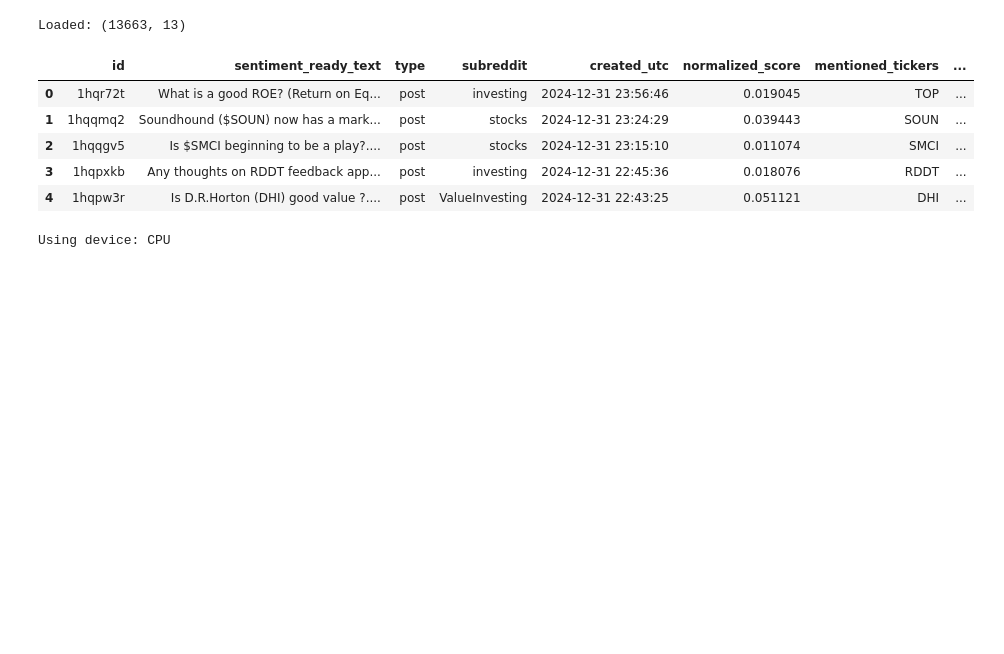
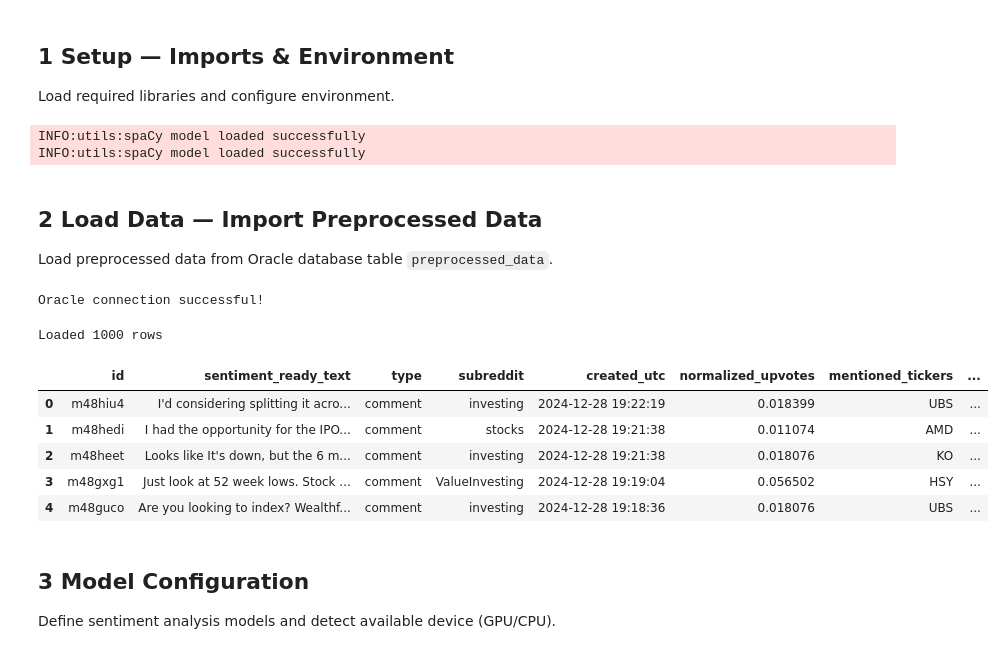
Before and after one commit to OndrejZ24/stock-sentiment-analysis, a Jupyter notebook: model_comparison.ipynb, the cells around one changed output. Saved outputs shown, nothing was run; the diff lists cells and outputs as text; code cells hidden in the pictures; blank space fills up the shorter version.

Commit message:
preprocessing full cleaning and model comp. edited

```diff
--- a/model_comparison.ipynb
+++ b/model_comparison.ipynb
@@ -1,30 +21,75 @@
+# %% [markdown]
+## 1 Setup — Imports & Environment
+
+Load required libraries and configure environment.
 # %%
 import pandas as pd
-import numpy as np
 import torch
 from transformers import AutoTokenizer, AutoModelForSequenceClassification, pipeline
 from tqdm import tqdm
+import oracledb
+from dotenv import load_dotenv
+from utils import get_oracle_connection
+import matplotlib.pyplot as plt
+import seaborn as sns
 
-# Config
-TEXT_COL = "sentiment_ready_text"
-DATA_PATH_IN = "preprocessed_data.csv"        # or Oracle load
-DATA_PATH_OUT = "sentiment_multi_model.csv"
+sns.set_style("whitegrid")
 
-# Ensure tqdm works nicely
+load_dotenv()
 tqdm.pandas()
+# %% [output]
+INFO:utils:spaCy model loaded successfully
+INFO:utils:spaCy model loaded successfully
+# %% [markdown]
+## 2 Load Data — Import Preprocessed Data
+
+Load preprocessed data from Oracle database table `preprocessed_data`.
 # %%
-df = pd.read_csv(DATA_PATH_IN)
+conn = get_oracle_connection()
 
-print("Loaded:", df.shape)
+query = """
+SELECT
+    ID,
+    DBMS_LOB.SUBSTR(SENTIMENT_READY_TEXT, 20000, 1) as SENTIMENT_READY_TEXT,
+    TYPE,
+    SUBREDDIT,
+    CREATED_UTC,
+    NORMALIZED_UPVOTES,
+    DBMS_LOB.SUBSTR(MENTIONED_TICKERS, 100, 1) as MENTIONED_TICKERS,
+    N_TICKERS,
+    TEXT_LENGTH,
+    WORD_COUNT,
+    DATE_COL,
+    HOUR,
+    DAY_OF_WEEK
+FROM preprocessed_data
+FETCH FIRST 1000 ROWS ONLY
+"""
+
+df = pd.read_sql_query(query, conn)
+conn.close()
+
+df.columns = df.columns.str.lower()
+df['created_utc'] = pd.to_datetime(df['created_utc'], unit='s')
+if 'date_col' in df.columns:
+    df['date'] = pd.to_datetime(df['date_col'])
+    df.drop(columns=['date_col'], inplace=True)
+
+print(f"Loaded {len(df)} rows")
 df.head()
 # %% [output]
-Loaded: (13663, 13)
+Oracle connection successful!
+Loaded 1000 rows
-|  | id | sentiment_ready_text | type | subreddit | created_utc | normalized_score | mentioned_tickers | ... |
-| 0 | 1hqr72t | What is a good ROE? (Return on Eq... | post | investing | 2024-12-31 23:56:46 | 0.019045 | TOP | ... |
-| 1 | 1hqqmq2 | Soundhound ($SOUN) now has a mark... | post | stocks | 2024-12-31 23:24:29 | 0.039443 | SOUN | ... |
-| 2 | 1hqqgv5 | Is $SMCI beginning to be a play?.... | post | stocks | 2024-12-31 23:15:10 | 0.011074 | SMCI | ... |
-| 3 | 1hqpxkb | Any thoughts on RDDT feedback app... | post | investing | 2024-12-31 22:45:36 | 0.018076 | RDDT | ... |
-| 4 | 1hqpw3r | Is D.R.Horton (DHI) good value ?.... | post | ValueInvesting | 2024-12-31 22:43:25 | 0.051121 | DHI | ... |
+|  | id | sentiment_ready_text | type | subreddit | created_utc | normalized_upvotes | mentioned_tickers | ... |
+| 0 | m48hiu4 | I'd considering splitting it acro... | comment | investing | 2024-12-28 19:22:19 | 0.018399 | UBS | ... |
+| 1 | m48hedi | I had the opportunity for the IPO... | comment | stocks | 2024-12-28 19:21:38 | 0.011074 | AMD | ... |
+| 2 | m48heet | Looks like It's down, but the 6 m... | comment | investing | 2024-12-28 19:21:38 | 0.018076 | KO | ... |
+| 3 | m48gxg1 | Just look at 52 week lows. Stock ... | comment | ValueInvesting | 2024-12-28 19:19:04 | 0.056502 | HSY | ... |
+| 4 | m48guco | Are you looking to index? Wealthf... | comment | investing | 2024-12-28 19:18:36 | 0.018076 | UBS | ... |
+# %% [markdown]
+## 3 Model Configuration
+
+Define sentiment analysis models and detect available device (GPU/CPU).
 # %%
 MODEL_NAMES = {
     "finbert": "ProsusAI/finbert",
@@ -33,8 +98,4 @@ MODEL_NAMES = {
     "twitter_roberta": "cardiffnlp/twitter-roberta-base-sentiment-latest"
 }
 
-# Detect device
 device = 0 if torch.cuda.is_available() else -1
-print("Using device:", "GPU" if device == 0 else "CPU")
-# %% [output]
-Using device: CPU
```
Also changed, not shown: parts of 26 cells of this notebook, 4 other files.
